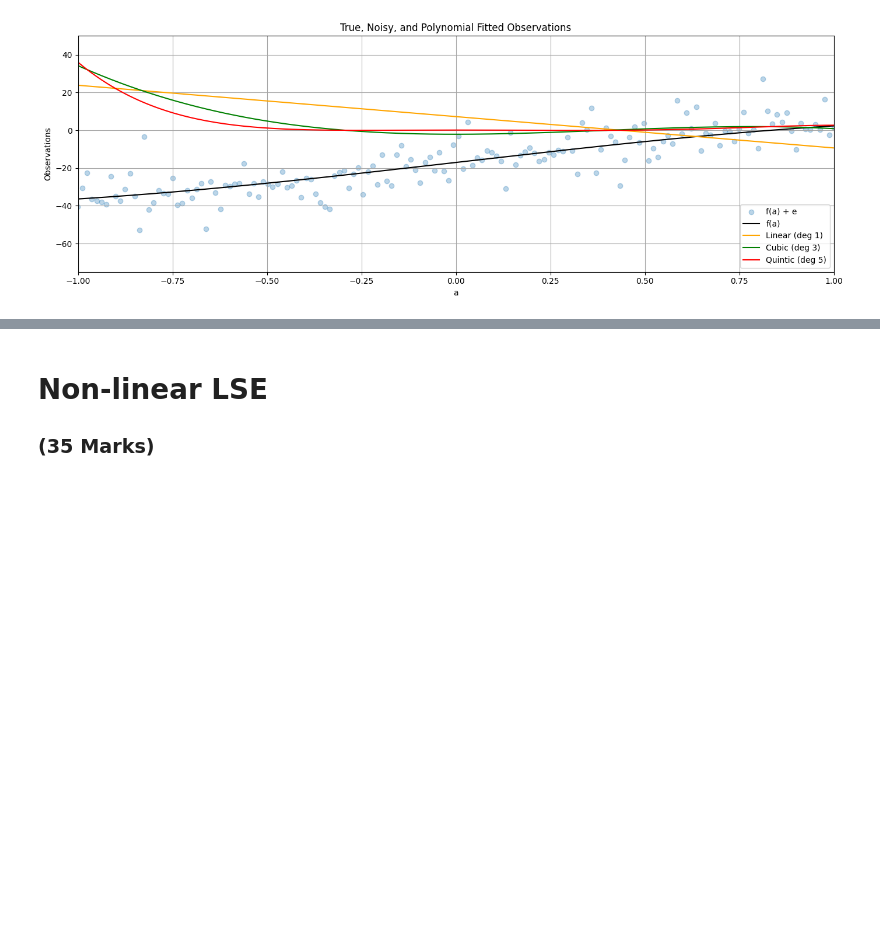
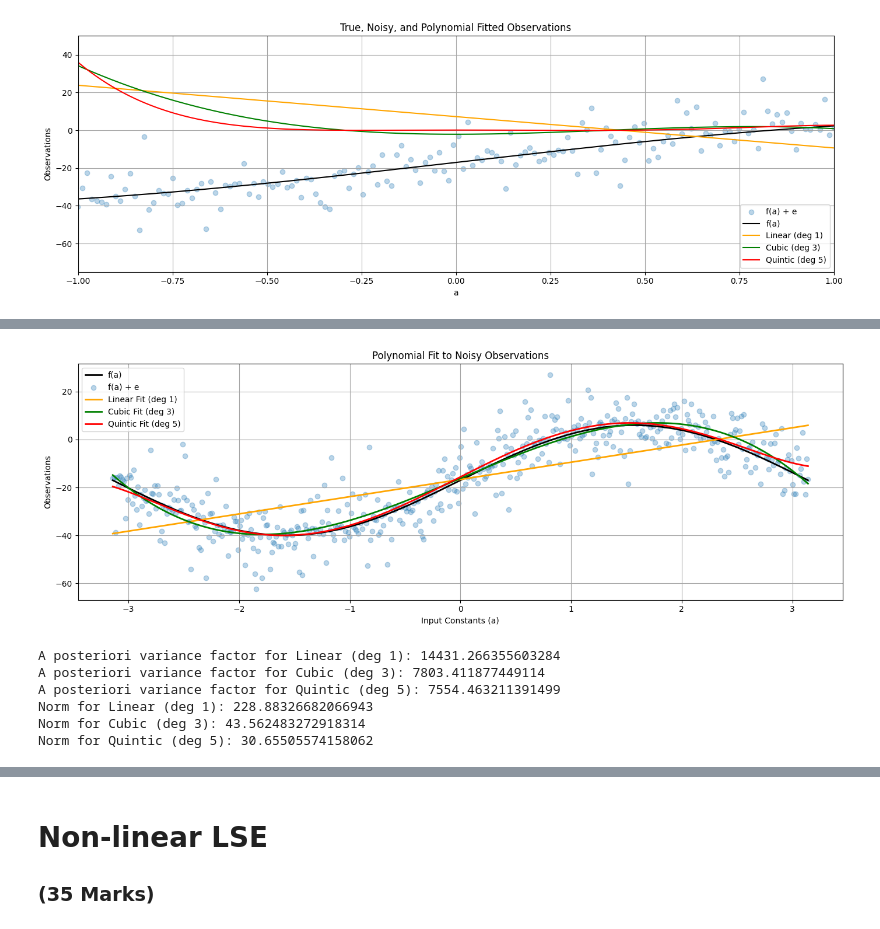
Before and after one commit to SebastianVanegasPerez/engg680_2024_fall, a Jupyter notebook: Lab_2/Assignment2.ipynb, the cells around one changed output, grey strips where cells are left out. Drawn from its saved outputs; the diff is of its cells as text; code cells hidden in the pictures; blank space fills up the shorter version.

Commit message:
Uploading the Lab 2 - part 1 (until step 14)

```diff
--- a/Lab_2/Assignment2.ipynb
+++ b/Lab_2/Assignment2.ipynb
@@ -256,4 +297,4 @@ plt.show()
 # now, let's define the P matrix with the proper weights of observation
 # use the variance of observation l_var, define P matrix
 # (1 mark)
-P = #...
+P = np.diag(l_var)
@@ -269,0 +301,65 @@ P = #...
+# %%
+# step 13
+# repeat the steps 6-10, using the proper P matrix
+# (10 marks)
+
+# Step 6: Call the fit_polynomial_curve function and fetch the results
+# Using degrees of: 1, 3, 5
+x_deg1, cov_x_deg1, apv_line, v_line = fit_polynomial_curve(a, l, P, deg=1)
+x_deg3, cov_x_deg3, apv_cubic, v_cubic = fit_polynomial_curve(a, l, P, deg=3)
+x_deg5, cov_x_deg5, apv_quintic, v_quintic = fit_polynomial_curve(a, l, P, deg=5)
+
+# Step 7: Construct polynomial functions for each degree
+line_uw = np.polyval(x_deg1[::-1], a)     # Evaluate polynomial for degree 1
+cubic_uw = np.polyval(x_deg3[::-1], a)    # Evaluate polynomial for degree 3
+quintic_uw = np.polyval(x_deg5[::-1], a)  # Evaluate polynomial for degree 5
+
+# Step 8: Use matplotlib to plot each polynomial function, noisy observations l, true observations l_true
+fig, ax = plt.subplots(nrows=1, ncols=1, figsize=(14, 5))
+
+# Plotting true observations
+ax.plot(a, l_true, color='k', label='f(a)', linewidth=2)
+
+# Plotting noisy observations
+ax.scatter(a, l, color='tab:blue', label='f(a) + e', marker='o', alpha=0.3)
+
+# Plotting polynomial fits
+ax.plot(a, line_uw, color='orange', label='Linear Fit (deg 1)', linewidth=2)
+ax.plot(a, cubic_uw, color='green', label='Cubic Fit (deg 3)', linewidth=2)
+ax.plot(a, quintic_uw, color='red', label='Quintic Fit (deg 5)', linewidth=2)
+
+# Set axis labels, title, and legend
+ax.set_xlabel('Input Constants (a)')
+ax.set_ylabel('Observations')
+ax.set_title('Polynomial Fit to Noisy Observations')
+ax.legend()
+
+ax.grid(True, which='both', ls='-', color='0.65')
+fig.tight_layout()
+plt.show()
+
+# Step 9: Print the a posteriori variance factor for each polynomial function
+print("A posteriori variance factor for Linear (deg 1):", apv_line)
+print("A posteriori variance factor for Cubic (deg 3):", apv_cubic)
+print("A posteriori variance factor for Quintic (deg 5):", apv_quintic)
+
+# Step 10: Compute and print the norm between the predicted observations and the true observations
+line_uw_new = np.polyval(x_deg1[::-1], a)      # New predictions using the proper P matrix
+cubic_uw_new = np.polyval(x_deg3[::-1], a)
+quintic_uw_new = np.polyval(x_deg5[::-1], a)
+
+norm_line_new = np.linalg.norm(line_uw_new - l_true)
+norm_cubic_new = np.linalg.norm(cubic_uw_new - l_true)
+norm_quintic_new = np.linalg.norm(quintic_uw_new - l_true)
+
+print("Norm for Linear (deg 1):", norm_line_new)
+print("Norm for Cubic (deg 3):", norm_cubic_new)
+print("Norm for Quintic (deg 5):", norm_quintic_new)
+# %% [output]
+[figure, added]
+A posteriori variance factor for Linear (deg 1): 14431.266355603284
+A posteriori variance factor for Cubic (deg 3): 7803.411877449114
+A posteriori variance factor for Quintic (deg 5): 7554.463211391499
+Norm for Linear (deg 1): 228.88326682066943
+Norm for Cubic (deg 3): 43.562483272918314
+Norm for Quintic (deg 5): 30.65505574158062
```
Also changed, not shown: parts of 7 cells of this notebook.
